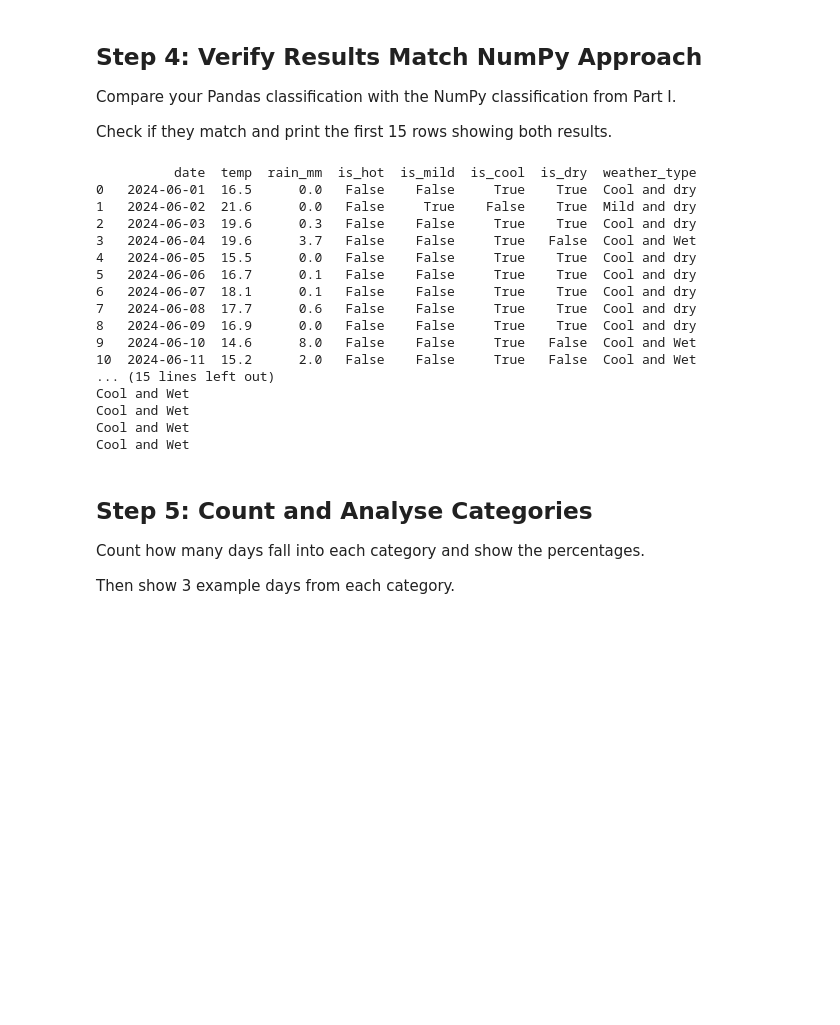
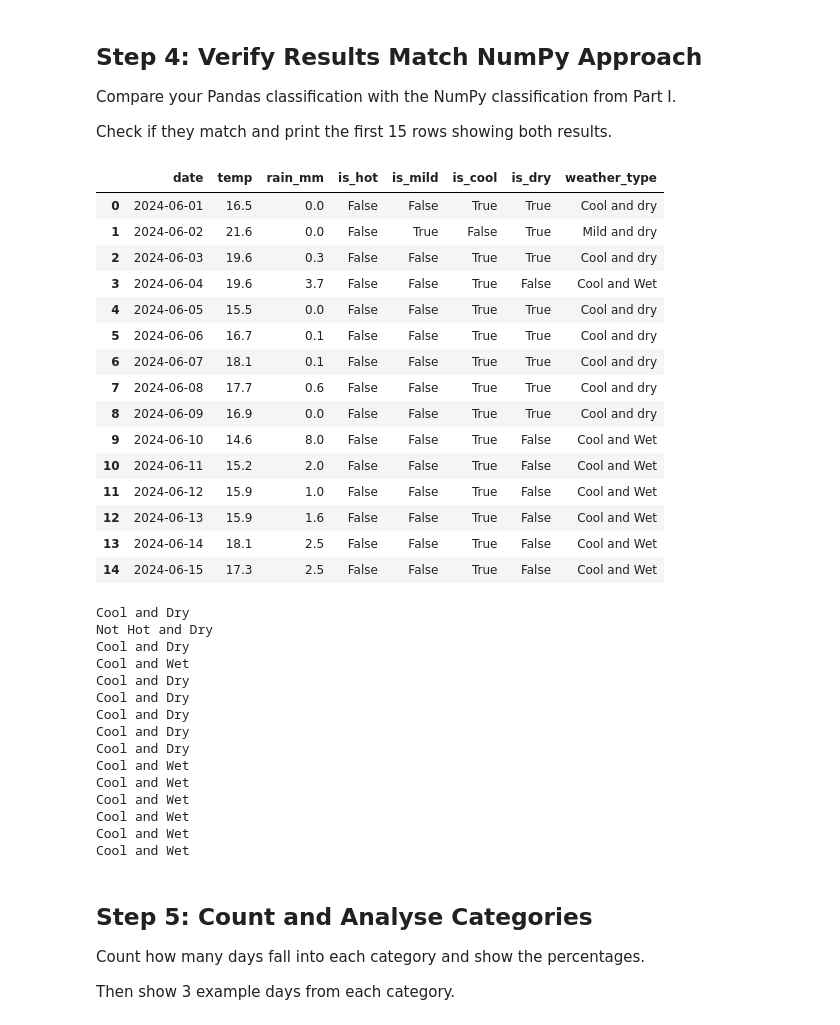
Before and after one commit to leafcatQAQ/DS105, a Jupyter notebook: week04/W04-NB02-Lab-NumPy-to-Pandas.ipynb, the cells around one changed output. Drawn from its saved outputs; the diff is of its cells as text; code cells hidden in the pictures; blank space fills up the shorter version.

```diff
--- a/week04/W04-NB02-Lab-NumPy-to-Pandas.ipynb
+++ b/week04/W04-NB02-Lab-NumPy-to-Pandas.ipynb
@@ -342,27 +342,41 @@ Compare your Pandas classification with the NumPy classification from Part I.
 Check if they match and print the first 15 rows showing both results.
 # %%
 # TODO: Erase this and write your code here.
-print(weather_df.head(15))
+display(weather_df.head(15))
 for i in range(15):
     print(weather_type_numpy[i])
 # %% [output]
+|  | date | temp | rain_mm | is_hot | is_mild | is_cool | is_dry | weather_type |
+| 0 | 2024-06-01 | 16.5 | 0.0 | False | False | True | True | Cool and dry |
+| 1 | 2024-06-02 | 21.6 | 0.0 | False | True | False | True | Mild and dry |
+| 2 | 2024-06-03 | 19.6 | 0.3 | False | False | True | True | Cool and dry |
+| 3 | 2024-06-04 | 19.6 | 3.7 | False | False | True | False | Cool and Wet |
+| 4 | 2024-06-05 | 15.5 | 0.0 | False | False | True | True | Cool and dry |
+| 5 | 2024-06-06 | 16.7 | 0.1 | False | False | True | True | Cool and dry |
+| 6 | 2024-06-07 | 18.1 | 0.1 | False | False | True | True | Cool and dry |
+| 7 | 2024-06-08 | 17.7 | 0.6 | False | False | True | True | Cool and dry |
+| 8 | 2024-06-09 | 16.9 | 0.0 | False | False | True | True | Cool and dry |
+| 9 | 2024-06-10 | 14.6 | 8.0 | False | False | True | False | Cool and Wet |
+| 10 | 2024-06-11 | 15.2 | 2.0 | False | False | True | False | Cool and Wet |
+| 11 | 2024-06-12 | 15.9 | 1.0 | False | False | True | False | Cool and Wet |
+| 12 | 2024-06-13 | 15.9 | 1.6 | False | False | True | False | Cool and Wet |
+| 13 | 2024-06-14 | 18.1 | 2.5 | False | False | True | False | Cool and Wet |
+| 14 | 2024-06-15 | 17.3 | 2.5 | False | False | True | False | Cool and Wet |
-          date  temp  rain_mm  is_hot  is_mild  is_cool  is_dry  weather_type
-0   2024-06-01  16.5      0.0   False    False     True    True  Cool and dry
-1   2024-06-02  21.6      0.0   False     True    False    True  Mild and dry
-2   2024-06-03  19.6      0.3   False    False     True    True  Cool and dry
-3   2024-06-04  19.6      3.7   False    False     True   False  Cool and Wet
-4   2024-06-05  15.5      0.0   False    False     True    True  Cool and dry
-5   2024-06-06  16.7      0.1   False    False     True    True  Cool and dry
-6   2024-06-07  18.1      0.1   False    False     True    True  Cool and dry
-7   2024-06-08  17.7      0.6   False    False     True    True  Cool and dry
-8   2024-06-09  16.9      0.0   False    False     True    True  Cool and dry
-9   2024-06-10  14.6      8.0   False    False     True   False  Cool and Wet
-10  2024-06-11  15.2      2.0   False    False     True   False  Cool and Wet
-... (15 lines left out)
+Cool and Dry
+Not Hot and Dry
+Cool and Dry
+Cool and Wet
+Cool and Dry
+Cool and Dry
+Cool and Dry
+Cool and Dry
+Cool and Dry
 Cool and Wet
 Cool and Wet
 Cool and Wet
 Cool and Wet
+Cool and Wet
+Cool and Wet
 # %% [markdown]
 ## Step 5: Count and Analyse Categories
 
```
Also changed, not shown: parts of 1 cell of this notebook.
